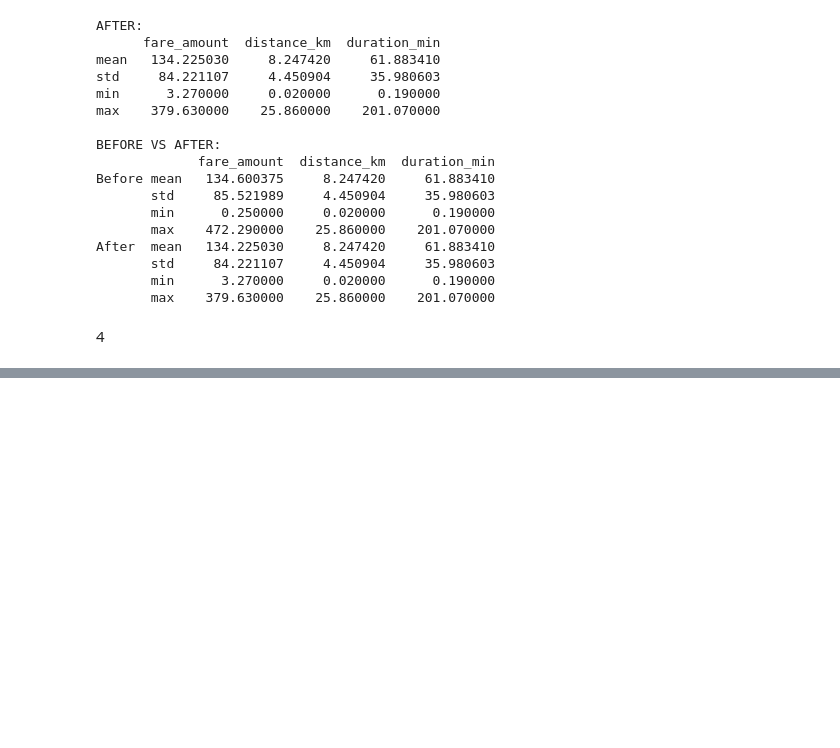
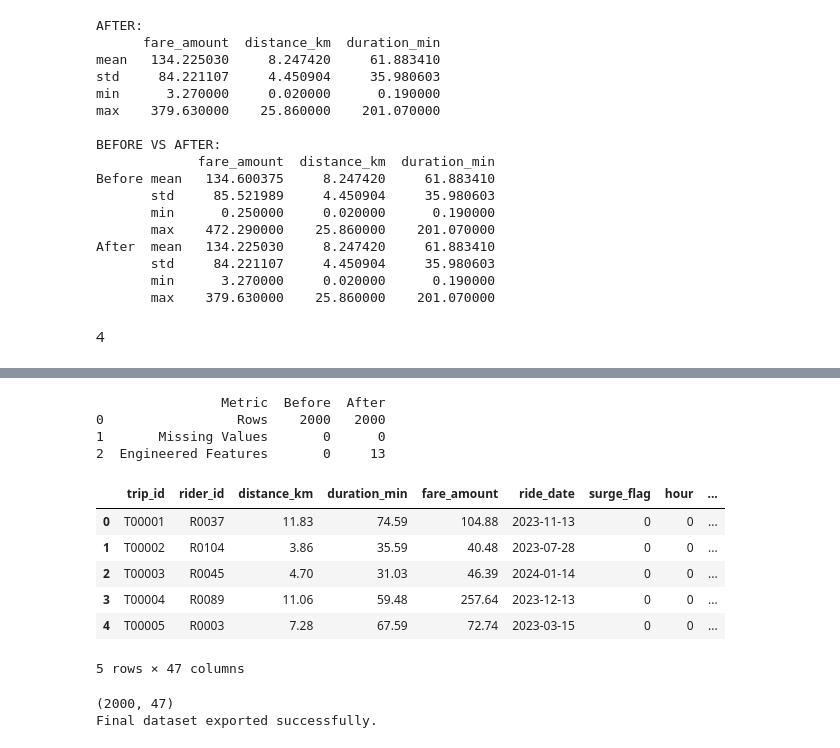
Before and after one commit to priyansh0712/RW, a Jupyter notebook: Data_Preprocecing/Exam/exam.ipynb, the cells around one changed output, grey strips where cells are left out. Drawn from its saved outputs; the diff is of its cells as text; code cells hidden in the pictures; blank space fills up the shorter version.

```diff
--- a/Data_Preprocecing/Exam/exam.ipynb
+++ b/Data_Preprocecing/Exam/exam.ipynb
@@ -311,0 +401,50 @@ KeyError: 'zone'
+# %%
+# 7. Final Dataset
+
+# Merge cleaned & enriched datasets
+final_df = metadata_df.merge(df,on='rider_id',how='left')
+
+# Summary table
+summary = pd.DataFrame({
+    'Metric': [
+        'Rows',
+        'Missing Values',
+        'Engineered Features'],
+    'Before': [
+        len(metadata_df),
+        metadata_df.isnull().sum().sum(),
+        0],
+    'After': [
+        len(final_df),
+        final_df.isnull().sum().sum(),
+        len(final_df.columns) - len(metadata_df.columns)]})
+
+print(summary)
+
+
+# Display final dataset
+display(final_df.head())
+print(final_df.shape)
+
+
+# Export final dataset
+final_df.to_csv(
+    'final_prepared_rides_dataset.csv',
+    index=False
+)
+
+print("Final dataset exported successfully.")
+# %% [output]
+                Metric  Before  After
+0                 Rows    2000   2000
+1       Missing Values       0      0
+2  Engineered Features       0     13
+|  | trip_id | rider_id | distance_km | duration_min | fare_amount | ride_date | surge_flag | hour | ... |
+| 0 | T00001 | R0037 | 11.83 | 74.59 | 104.88 | 2023-11-13 | 0 | 0 | ... |
+| 1 | T00002 | R0104 | 3.86 | 35.59 | 40.48 | 2023-07-28 | 0 | 0 | ... |
+| 2 | T00003 | R0045 | 4.70 | 31.03 | 46.39 | 2024-01-14 | 0 | 0 | ... |
+| 3 | T00004 | R0089 | 11.06 | 59.48 | 257.64 | 2023-12-13 | 0 | 0 | ... |
+| 4 | T00005 | R0003 | 7.28 | 67.59 | 72.74 | 2023-03-15 | 0 | 0 | ... |
+5 rows × 47 columns
+(2000, 47)
+Final dataset exported successfully.
```
Also changed, not shown: parts of 11 cells of this notebook, 7 other files.
